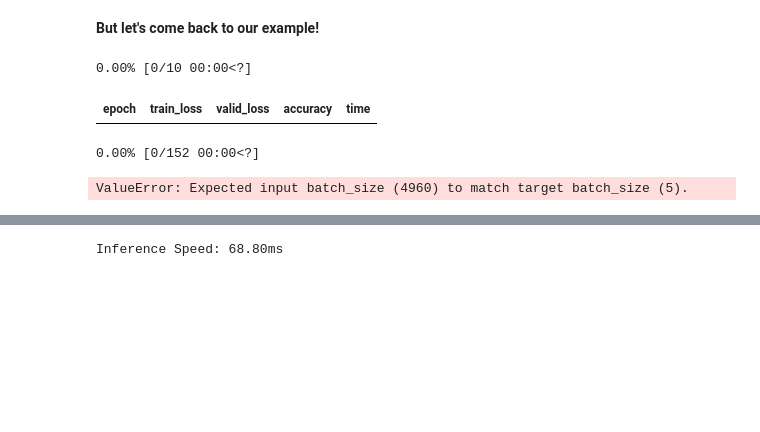
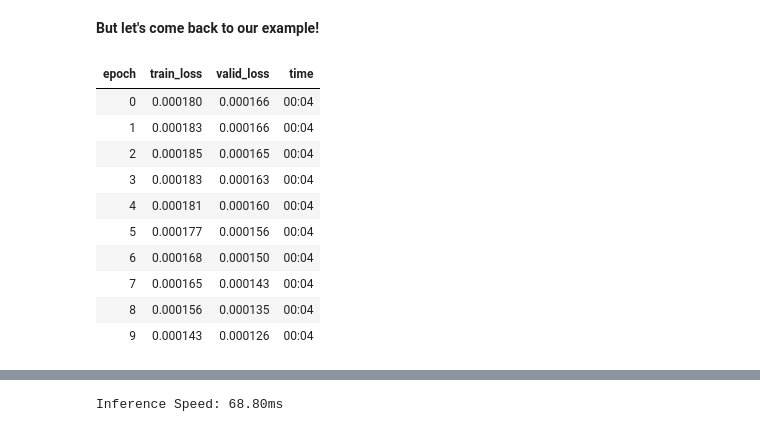
Before and after one commit to ninjalabo/hsicomp, a Jupyter notebook: nbs/ARAD1K_HSCNN_Compression.ipynb, the cells around one changed output, grey strips where cells are left out. Cells and saved outputs as stored; diff of their text form; code cells hidden in the pictures; blank space fills up the shorter version.

Commit message:
HSCNN

```diff
--- a/nbs/ARAD1K_HSCNN_Compression.ipynb
+++ b/nbs/ARAD1K_HSCNN_Compression.ipynb
@@ -121,0 +126,23 @@ path = '/root/Ninjalabo/HSI/MST-plus-plus/MST-plus-plus/dataset/Train_RGB/'
+# %%
+#| eval: false
+# from fastai.vision.all import *
+
+# Define the path to your dataset
+path = Path('/root/Ninjalabo/HSI/MST-plus-plus/MST-plus-plus/dataset/')  # Set this to your validation data folder
+
+# DataBlock for image-to-image tasks
+data_block = DataBlock(
+    blocks=(ImageBlock, ImageBlock),  # Both input and output are images
+    get_items=get_image_files,  # Gets the image files
+    get_x=lambda f: PILImage.create(f),  # Use image as input
+    get_y=lambda f: PILImage.create(f),  # Use the same image as output
+    splitter=RandomSplitter(valid_pct=0.2),  # Split for training/validation (adjust as needed)
+    item_tfms=Resize(64),  # Resize transformation, adjust as per your requirement
+)
+
+# Create DataLoaders
+dls = data_block.dataloaders(path, bs=1)  # Adjust batch size based on memory limits
+# %%
+#| eval: false
+dls = data_block.dataloaders(val_path, bs=5)  # Use the appropriate batch size
+dls.show_batch()
@@ -148,6 +235,7 @@ HSCNN_Plus(
 # %%
-files = get_image_files(path)
+#| eval: false
+# files = get_image_files(path)
 
-def label_func(f): return f[0].isupper()
+# def label_func(f): return f[0].isupper()
 
-dls = ImageDataLoaders.from_name_func(path, files, label_func, item_tfms=Resize(32),bs=5)
+# dls = ImageDataLoaders.from_name_func(path, files, label_func, item_tfms=Resize(128),bs=32)
@@ -199,0 +327,9 @@ TypeError: forward() got an unexpected keyword argument 'pretrained'
+# %%
+#| eval: false
+from torch.nn import MSELoss
+# Train or fine-tune the model (optional)
+model = HSCNN_Plus(in_channels=3, out_channels=3, num_blocks=5)  # Reduce num_blocks significantly
+teacher = Learner(dls, model.to('cpu'), loss_func=MSELoss())
+
+teacher.fit_one_cycle(10, lr_max=1e-4)
+# learn.fit_one_cycle(4, 1e-4)
@@ -224,10 +471,18 @@ student.fit_one_cycle(10, 1e-4, cbs=kd_cb)
 from fasterai.sparse.all import *
 # %%
-student = Learner(dls, model, metrics=[accuracy])
+#| eval: false
+student = Learner(dls, model, loss_func=MSELoss())
 student.fit(10, 1e-5)
 # %% [output]
-0.00% [0/10 00:00<?]
-| epoch | train_loss | valid_loss | accuracy | time |
+| epoch | train_loss | valid_loss | time |
+| 0 | 0.000180 | 0.000166 | 00:04 |
+| 1 | 0.000183 | 0.000166 | 00:04 |
+| 2 | 0.000185 | 0.000165 | 00:04 |
+| 3 | 0.000183 | 0.000163 | 00:04 |
+| 4 | 0.000181 | 0.000160 | 00:04 |
+| 5 | 0.000177 | 0.000156 | 00:04 |
+| 6 | 0.000168 | 0.000150 | 00:04 |
+| 7 | 0.000165 | 0.000143 | 00:04 |
+| 8 | 0.000156 | 0.000135 | 00:04 |
+| 9 | 0.000143 | 0.000126 | 00:04 |
-0.00% [0/152 00:00<?]
-ValueError: Expected input batch_size (4960) to match target batch_size (5).
 # %%
```
Also changed, not shown: parts of 70 cells of this notebook.
